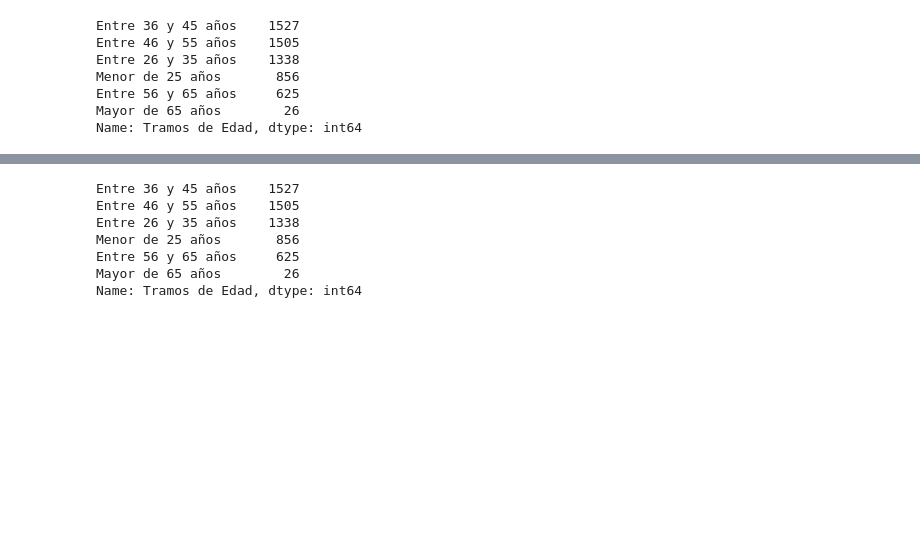
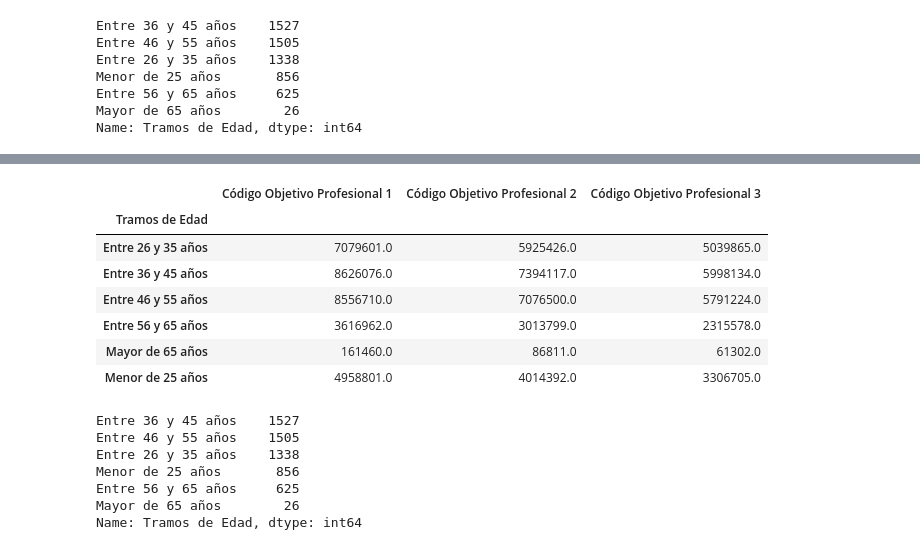
Before and after one commit to albalexia/materialbootcamp, a Jupyter notebook: PROYECTOS/Trabajo_Alba/src/main.ipynb, the cells around one changed output, grey strips where cells are left out. Drawn from its saved outputs; the diff is of its cells as text; code cells hidden in the pictures; blank space fills up the shorter version.

```diff
--- a/PROYECTOS/Trabajo_Alba/src/main.ipynb
+++ b/PROYECTOS/Trabajo_Alba/src/main.ipynb
@@ -641,3 +641,14 @@ plt.show()
+# %%
+df_20.groupby('Tramos de Edad').sum()
+# %% [output]
+|  | Código Objetivo Profesional 1 | Código Objetivo Profesional 2 | Código Objetivo Profesional 3 |
+| Tramos de Edad |  |  |  |
+| Entre 26 y 35 años | 7079601.0 | 5925426.0 | 5039865.0 |
+| Entre 36 y 45 años | 8626076.0 | 7394117.0 | 5998134.0 |
+| Entre 46 y 55 años | 8556710.0 | 7076500.0 | 5791224.0 |
+| Entre 56 y 65 años | 3616962.0 | 3013799.0 | 2315578.0 |
+| Mayor de 65 años | 161460.0 | 86811.0 | 61302.0 |
+| Menor de 25 años | 4958801.0 | 4014392.0 | 3306705.0 |
 # %%
 df_20["Tramos de Edad"].value_counts()
 # %% [output]
```
Also changed, not shown: parts of 6 cells of this notebook, 2 other files.
